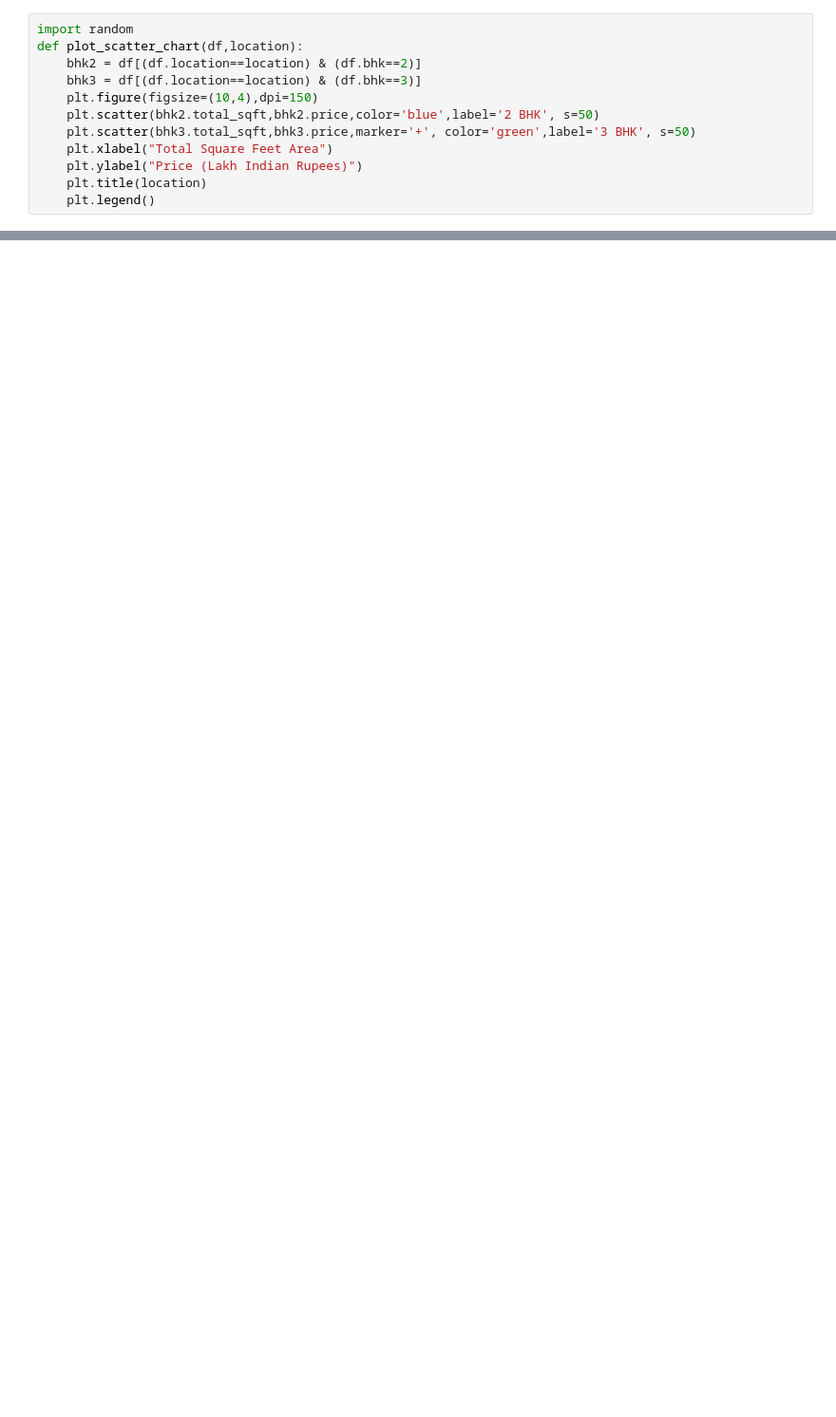
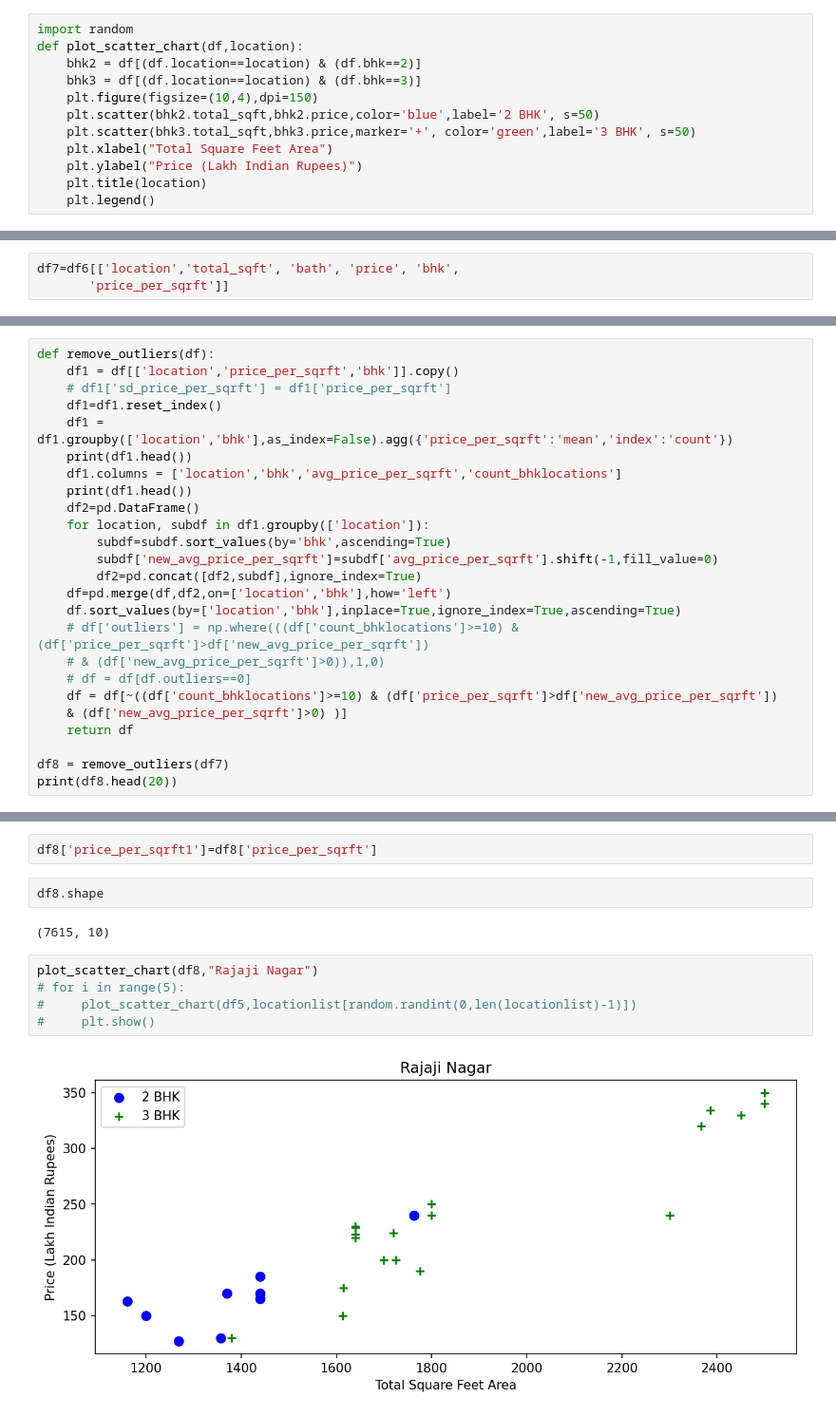
Before and after one commit to allan-mathews/Kaggle-Projects, a Jupyter notebook: bengaluru_house_pricing.ipynb, the cells around one changed output, grey strips where cells are left out. Shown at 95% size. Cells and saved outputs as stored; diff of their text form; blank space fills up the shorter version.

```diff
--- a/bengaluru_house_pricing.ipynb
+++ b/bengaluru_house_pricing.ipynb
@@ -292,0 +281,3 @@ plot_scatter_chart(df6,"Jalahalli")
+# %%
+df7=df6[['location','total_sqft', 'bath', 'price', 'bhk',
+       'price_per_sqrft']]
@@ -292,0 +293,25 @@ plot_scatter_chart(df6,"Jalahalli")
+# %%
+def remove_outliers(df):
+    df1 = df[['location','price_per_sqrft','bhk']].copy()
+    # df1['sd_price_per_sqrft'] = df1['price_per_sqrft']
+    df1=df1.reset_index()
+    df1 = df1.groupby(['location','bhk'],as_index=False).agg({'price_per_sqrft':'mean','index':'count'})
+    print(df1.head())
+    df1.columns = ['location','bhk','avg_price_per_sqrft','count_bhklocations']
+    print(df1.head())
+    df2=pd.DataFrame()
+    for location, subdf in df1.groupby(['location']):
+        subdf=subdf.sort_values(by='bhk',ascending=True)
+        subdf['new_avg_price_per_sqrft']=subdf['avg_price_per_sqrft'].shift(-1,fill_value=0)
+        df2=pd.concat([df2,subdf],ignore_index=True)
+    df=pd.merge(df,df2,on=['location','bhk'],how='left')
+    df.sort_values(by=['location','bhk'],inplace=True,ignore_index=True,ascending=True)
+    # df['outliers'] = np.where(((df['count_bhklocations']>=10) & (df['price_per_sqrft']>df['new_avg_price_per_sqrft'])
+    # & (df['new_avg_price_per_sqrft']>0)),1,0)
+    # df = df[df.outliers==0]
+    df = df[~((df['count_bhklocations']>=10) & (df['price_per_sqrft']>df['new_avg_price_per_sqrft'])
+    & (df['new_avg_price_per_sqrft']>0) )]
+    return df
+
+df8 = remove_outliers(df7)
+print(df8.head(20))
@@ -292,0 +340,13 @@ plot_scatter_chart(df6,"Jalahalli")
+# %%
+df8['price_per_sqrft1']=df8['price_per_sqrft']
+# %%
+df8.shape
+# %% [output]
+(7615, 10)
+# %%
+plot_scatter_chart(df8,"Rajaji Nagar")
+# for i in range(5):
+#     plot_scatter_chart(df5,locationlist[random.randint(0,len(locationlist)-1)])
+#     plt.show()
+# %% [output]
+[figure, added]
```
Also changed, not shown: parts of 43 cells of this notebook, 1 other file.
